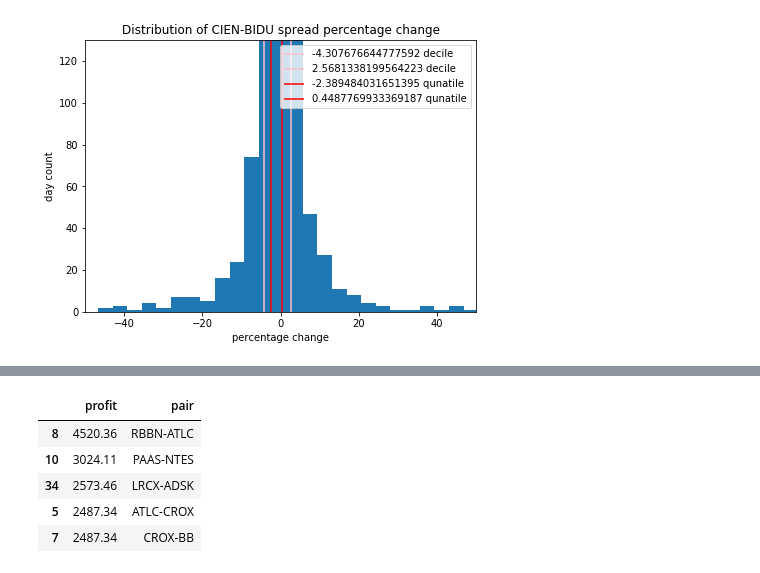
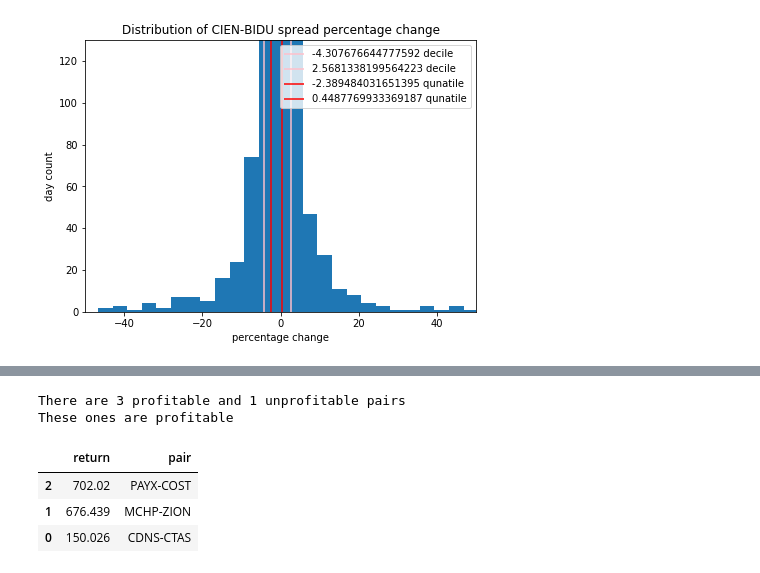
Before and after one commit to anastasia-yaschenko/Quantitative-Analytics-programme, a Jupyter notebook: Algo trading.ipynb, the cells around one changed output, grey strips where cells are left out. Drawn from its saved outputs; the diff is of its cells as text; code cells hidden in the pictures.

```diff
--- a/Algo trading.ipynb
+++ b/Algo trading.ipynb
@@ -275,0 +282,5 @@ There are 55 pairs at this stage
+# %%
+raw_pairs = compose_pairs(raw_classes)
+raw_pairs = calc_Hurst(raw_pairs)
+raw_pairs = calc_half_life(raw_pairs)
+raw_pairs = number_mean_reversions(raw_pairs)
@@ -461,7 +481,7 @@ def calc_returns(val_port_value, allocated_capital):
 # %%
 from statsmodels.tsa.arima.model import ARIMA
 
-def find_thresholds(price_train, price_val, window, allocated_capital):
+def find_thresholds(pairs,price_train, price_pred, price_val, window, allocated_capital):
     chosen_params = []
     cv_profit = []
 
@@ -475,7 +495,7 @@ def find_thresholds(price_train, price_val, window, allocated_capital):
 
         cv_thresh_res = []
         for thresh in [quantiles, deciles]:
-            val_returns, val_port_value, cap_inv = trade(thresh[0], thresh[1], window, allocated_capital, price_val, name1, name2)
+            val_returns, val_port_value, cap_inv = trade(thresh[0], thresh[1], window, allocated_capital, price_pred, price_val, name1, name2)
             total_returns = calc_returns(val_port_value, allocated_capital)
             cv_thresh_res.append(sum(total_returns))
             #cv_thresh_res.append(account)
@@ -489,15 +509,26 @@ def find_thresholds(price_train, price_val, window, allocated_capital):
     return cv_profit, chosen_params
 # %%
 allocated_capital = 500000 #Further we will chose 5 stocks
-cv_profit, chosen_params = find_thresholds(raw_price_train, raw_price_val, 150, allocated_capital)
+raw_cv_profit, raw_chosen_params = find_thresholds(raw_pairs, raw_price_train, raw_price_val, raw_price_val, 150, allocated_capital)
 # %%
-profitable = 0
-unprofitable = 0
-profitable_pairs = []
-for trade in cv_profit:
-    if trade[0]> 0:
-        profitable += 1
-        profitable_pairs.append(trade)
-    else:
-        unprofitable += 1
-print('There are {} profitable and {} unprofitable pairs'.format(profitable, unprofitable))
+def find_best_pairs(cv_profit):
+    profitable = 0
+    unprofitable = 0
+    profitable_pairs = []
+    for trade in cv_profit:
+        if trade[0]> 0:
+            profitable += 1
+            profitable_pairs.append(trade)
+        else:
+            unprofitable += 1
+    print('There are {} profitable and {} unprofitable pairs'.format(profitable, unprofitable))
+    print('These ones are profitable')
+    value = []
+    name = []
+    for trade in profitable_pairs:
+        value.append(trade[0])
+        name.append(trade.name)
+    df_profit_pairs = pd.DataFrame([value, name]).transpose()
+    df_profit_pairs.columns = ['return', 'pair']
+    df_profit_pairs.sort_values(by = 'return', inplace = True, ascending = False)
+    return df_profit_pairs
@@ -534,13 +535,11 @@ df_profit_pairs
-# %%
-number_of_pairs = 5
-chosen_pairs = df_profit_pairs.iloc[:number_of_pairs, :]
-print('These pairs are chosen:')
-chosen_pairs
-# %% [output]
-|  | profit | pair |
-| 8 | 4520.36 | RBBN-ATLC |
-| 10 | 3024.11 | PAAS-NTES |
-| 34 | 2573.46 | LRCX-ADSK |
-| 5 | 2487.34 | ATLC-CROX |
-| 7 | 2487.34 | CROX-BB |
+# %%
+raw_profit_pairs = find_best_pairs(raw_cv_profit)
+raw_profit_pairs.head(10)
+# %% [output]
+There are 3 profitable and 1 unprofitable pairs
+These ones are profitable
+|  | return | pair |
+| 2 | 702.02 | PAYX-COST |
+| 1 | 676.439 | MCHP-ZION |
+| 0 | 150.026 | CDNS-CTAS |
 # %%
```
Also changed, not shown: parts of 38 cells of this notebook.
